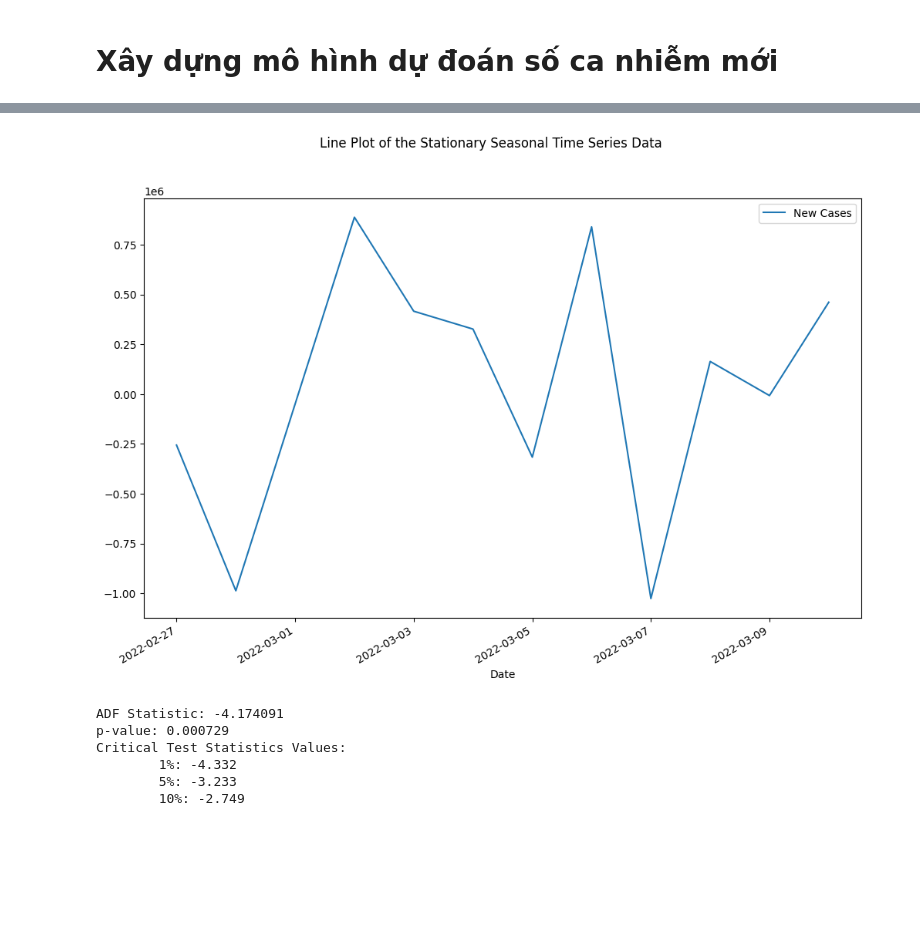
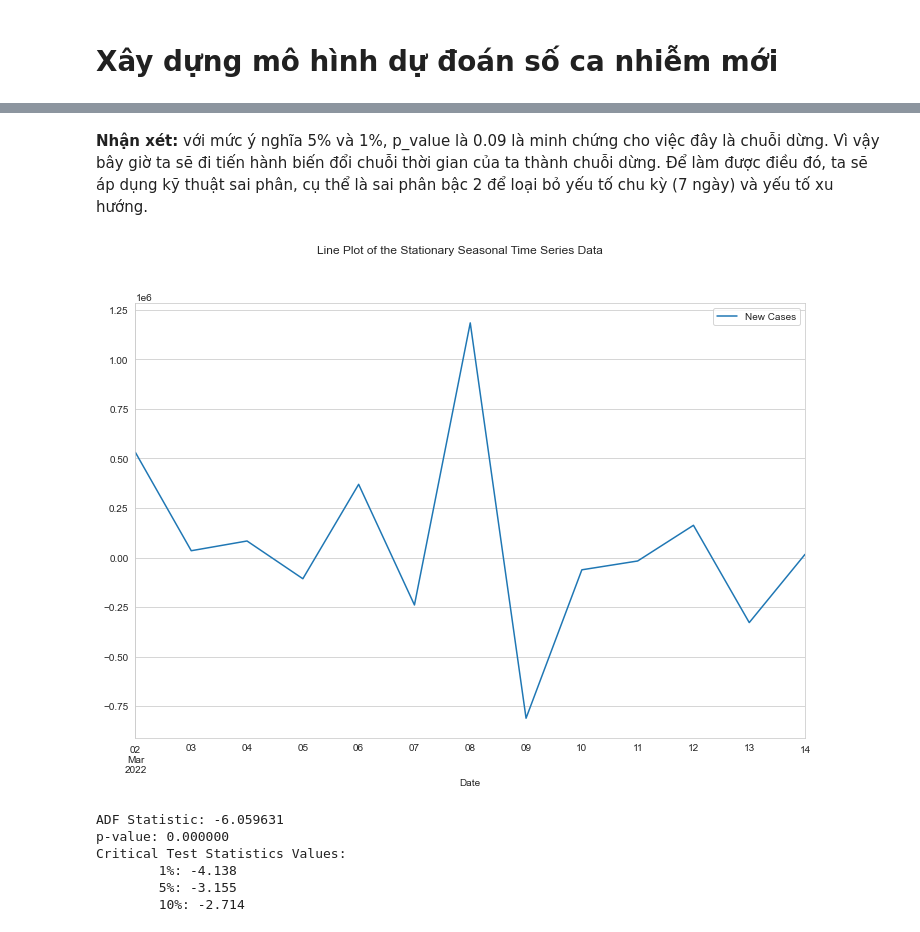
Before and after one commit to cttho/cttho-education-projects, a Jupyter notebook: Worldometer-COVID19/Lab01.ipynb, the cells around one changed output, grey strips where cells are left out. Drawn from its saved outputs; the diff is of its cells as text; code cells hidden in the pictures; blank space fills up the shorter version.

```diff
--- a/Worldometer-COVID19/Lab01.ipynb
+++ b/Worldometer-COVID19/Lab01.ipynb
@@ -975,14 +988,16 @@ Critical Test Statistics Values:
+# %% [markdown]
+**Nhận xét:** với mức ý nghĩa 5% và 1%, p_value là 0.09 là minh chứng cho việc đây là chuỗi dừng. Vì vậy bây giờ ta sẽ đi tiến hành biến đổi chuỗi thời gian của ta thành chuỗi dừng. Để làm được điều đó, ta sẽ áp dụng kỹ thuật sai phân, cụ thể là sai phân bậc 2 để loại bỏ yếu tố chu kỳ (7 ngày) và yếu tố xu hướng.
 # %%
-time_series_diff = time_series.diff().diff(5)
+time_series_diff = time_series.diff().diff(7)
 time_series_diff.dropna(inplace=True)
 
 # Plot differenced data
 fig, ax = plt.subplots(figsize=(12,8))
 fig.suptitle('Line Plot of the Stationary Seasonal Time Series Data')
 time_series_diff.plot(ax=ax)
 plt.show()
 # %% [output]
-[figure, old version]
+[figure, new version]
 # %%
 result = adfuller(time_series_diff)
 print('ADF Statistic: %f' % result[0])
@@ -991,9 +1006,9 @@ print('Critical Test Statistics Values:')
 for key, value in result[4].items():
     print('\t%s: %.3f' % (key, value))
 # %% [output]
-ADF Statistic: -4.174091
-p-value: 0.000729
+ADF Statistic: -6.059631
+p-value: 0.000000
 Critical Test Statistics Values:
-        1%: -4.332
-        5%: -3.233
-        10%: -2.749
+        1%: -4.138
+        5%: -3.155
+        10%: -2.714
```
Also changed, not shown: parts of 26 cells of this notebook, 27 other files.
